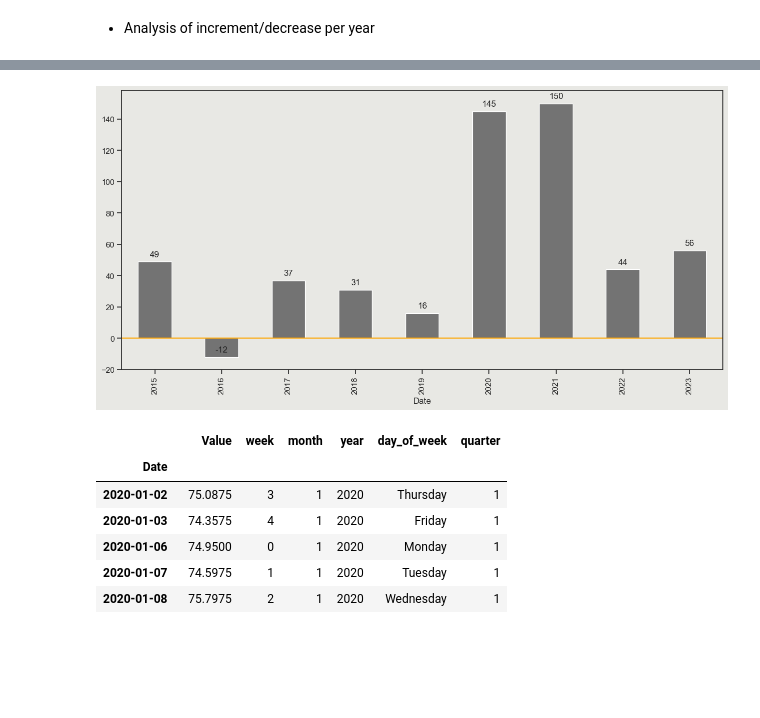
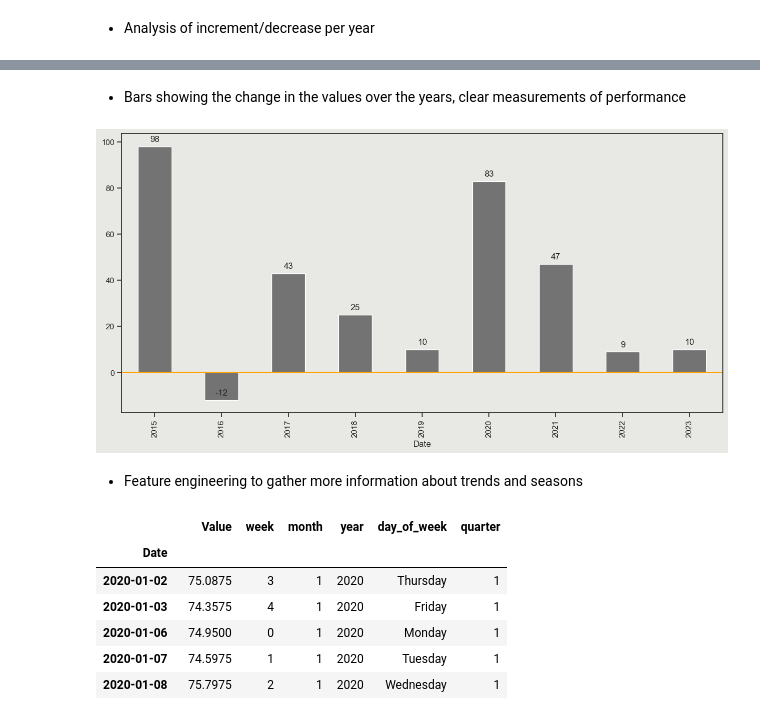
Before and after one commit to carlosgutierrezch/LSTM_Forecast, a Jupyter notebook: notebooks/EDA.ipynb, the cells around one changed output, grey strips where cells are left out. Saved outputs shown, nothing was run; the diff lists cells and outputs as text; code cells hidden in the pictures; blank space fills up the shorter version.

```diff
--- a/notebooks/EDA.ipynb
+++ b/notebooks/EDA.ipynb
@@ -23,16 +23,17 @@ def time_features(df: pd.DataFrame)-> pd.DataFrame:
 # %% [markdown]
 - Function to evaluate the increment or decrease in percentage
 # %%
-def time_change(df):
+def time_change(df:pd.DataFrame)-> pd.DataFrame:
     df= df.groupby(df.index.year).agg({'Close/Last':'sum'}).astype(int)
+    df.rename(columns={'Close/Last':'Value'},inplace=True)
     nuevo= df.iloc[:,0].tolist()
     empty_list= []
     for i in range(1,len(nuevo)):
         difference= (nuevo[i]-nuevo[i-1])/nuevo[i-1]*100
         empty_list.append(difference)
     if len(nuevo) != len(empty_list):
-        df["cambio"]= [0]+empty_list
-        df.cambio= df.cambio.astype(int)
+        df["change"]= [0]+empty_list
+        df.change= df.change.astype(int)
     return df
 # %% [markdown]
 - Transformation of the data to begin the EDA
@@ -176,3 +177,5 @@ plt.show()
 [figure]
 # %% [markdown]
 - Analysis of increment/decrease per year
+# %%
+df= time_change(df)
@@ -205,28 +194,20 @@ time_change(df)
+# %% [markdown]
+- Bars showing the change in the values over the years, clear measurements of performance
 # %%
-
-year_total= df.groupby(df.index.year).agg({"Close/Last":"sum"}).astype(int)
-nuevo_x = year_total["Close/Last"].tolist()
-
-diferencias = []
-for i in range(1, len(nuevo_x)):
-    diferencia = (nuevo_x[i] - nuevo_x[i-1])/nuevo_x[1]*100
-    diferencias.append(diferencia)
-
-year_total["Crecimiento"]= [0] + diferencias
-
-year_total["Crecimiento"]=year_total["Crecimiento"].astype(int)
-new= year_total.iloc[1:-1]
-ax = new["Crecimiento"].plot.bar(figsize=(15,7), color="#737373", label="Growth per year")
+new= df.iloc[1:-1]
+ax = new["change"].plot.bar(figsize=(15,7), color="#737373", label="Growth per year")
 plt.axhline(y=0,color="orange")
 for p in ax.patches:
     ax.annotate(str(p.get_height()), (p.get_x() + p.get_width() / 2., p.get_height()), ha='center', va='center', xytext=(0, 10), textcoords='offset points')
 
 plt.gca().set_facecolor("#E8E8E4")
 plt.gcf().set_facecolor("#E8E8E4")
 
 plt.show()
 # %% [output]
-[figure, old version]
+[figure, new version]
+# %% [markdown]
+- Feature engineering to gather more information about trends and seasons
 # %%
 time_features(data)
 # %% [output]
```
Also changed, not shown: parts of 7 cells of this notebook.
